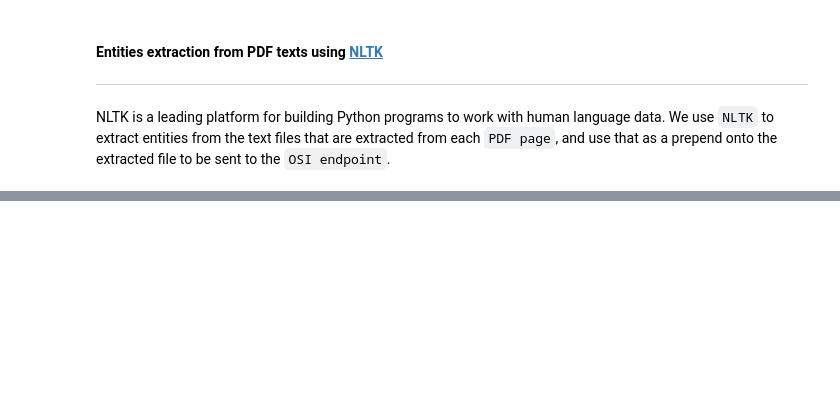
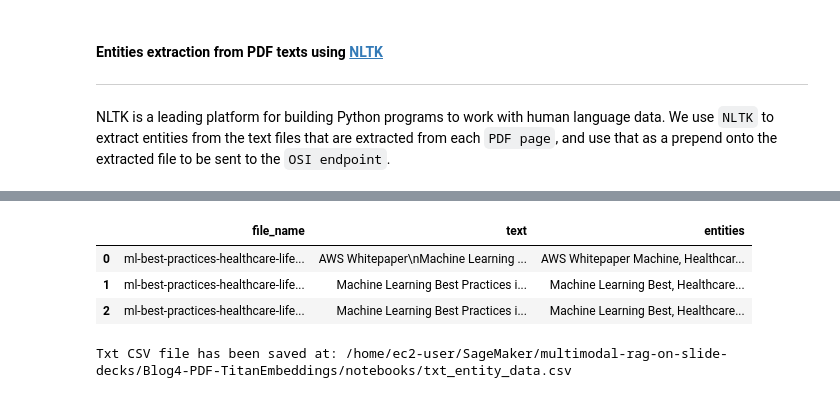
Before and after one commit to aws-samples/multimodal-rag-on-slide-decks, a Jupyter notebook: Blog4-PDF-TitanEmbeddings/notebooks/2_data_ingestion.ipynb, the cells around one changed output, grey strips where cells are left out. Cells and saved outputs as stored; diff of their text form; code cells hidden in the pictures; blank space fills up the shorter version.

```diff
--- a/Blog4-PDF-TitanEmbeddings/notebooks/2_data_ingestion.ipynb
+++ b/Blog4-PDF-TitanEmbeddings/notebooks/2_data_ingestion.ipynb
@@ -503,10 +686,21 @@ def process_text_data(txt_file: str, txt_page_index: int):
 
     logger.info("Ingesting data into pipeline")
     logger.info(f"Response: {txt_page_index} - {r.text}")
+    return json_data
 # %%
 txt_page_index: int = 1
 os.makedirs(config['dir_info']['json_txt_dir'], exist_ok=True)
 for txt_file in pdf_txt_file_list:
     logger.info(f"going to convert {txt_file} into embeddings")
-    process_text_data(txt_file, txt_page_index)
+    json_obj = process_text_data(txt_file, txt_page_index)
+    #print(json_obj)
+    new_data = {
+        'file_name': json_obj['file_name'],
+        'text': json_obj['text'],
+        'entities': json_obj['entities']
+    }
+    txt_entity_df.loc[len(txt_entity_df)] = new_data
     txt_page_index += 1
+
+#print(f"txt_entity_df is: {txt_entity_df}")
+print("Done with txt results!")
@@ -512,0 +760,17 @@ for txt_file in pdf_txt_file_list:
+# %%
+# Define the file name for the CSV
+txt_csv_file_name = "txt_entity_data.csv"
+
+# Create the full file path
+txt_csv_file_path = os.path.join(current_directory, txt_csv_file_name)
+display(txt_entity_df)
+# Save the DataFrame as a CSV file
+txt_entity_df.to_csv(txt_csv_file_path, index=False)
+
+print(f"Txt CSV file has been saved at: {txt_csv_file_path}")
+# %% [output]
+|  | file_name | text | entities |
+| 0 | ml-best-practices-healthcare-life... | AWS Whitepaper\nMachine Learning ... | AWS Whitepaper Machine, Healthcar... |
+| 1 | ml-best-practices-healthcare-life... | Machine Learning Best Practices i... | Machine Learning Best, Healthcare... |
+| 2 | ml-best-practices-healthcare-life... | Machine Learning Best Practices i... | Machine Learning Best, Healthcare... |
+Txt CSV file has been saved at: /home/ec2-user/SageMaker/multimodal-rag-on-slide-decks/Blog4-PDF-TitanEmbeddings/notebooks/txt_entity_data.csv
```
Also changed, not shown: parts of 19 cells of this notebook.
